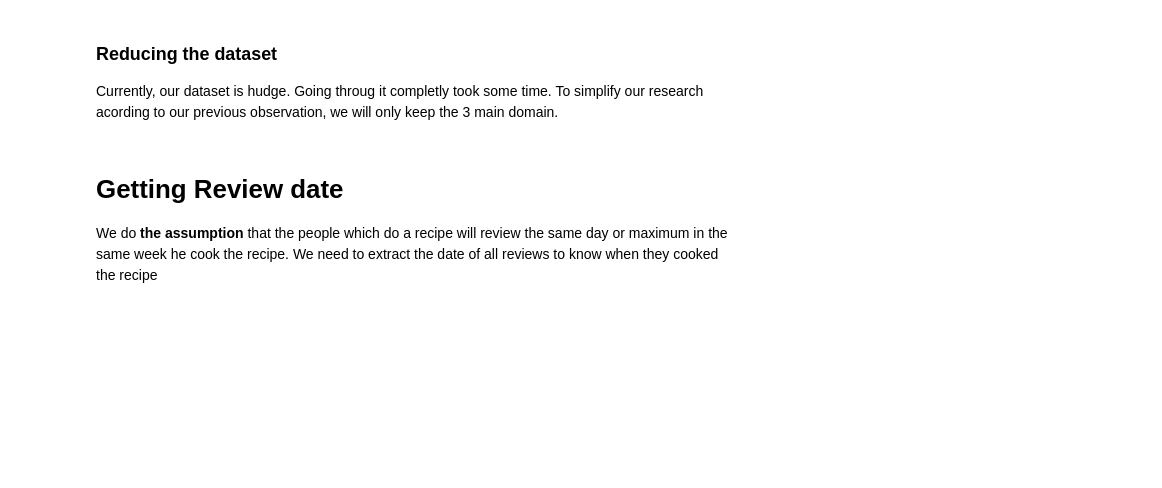
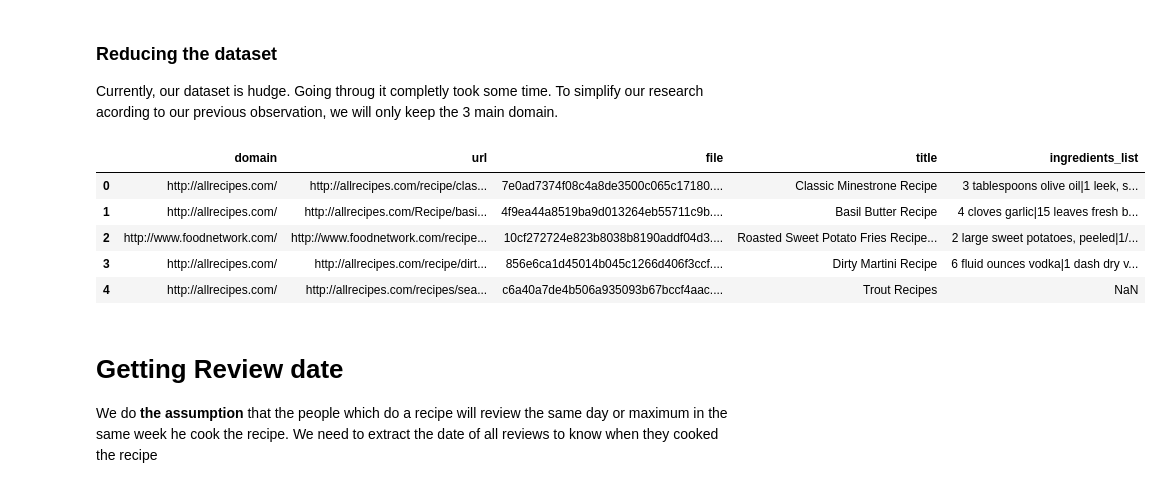
Before and after one commit to csbenz/ada, a Jupyter notebook: project/Project_test.ipynb, the cells around one changed output. Saved outputs shown, nothing was run; the diff lists cells and outputs as text; code cells hidden in the pictures; blank space fills up the shorter version.

```diff
--- a/project/Project_test.ipynb
+++ b/project/Project_test.ipynb
@@ -147,7 +147,7 @@ if my_file.is_file():
     log_data = pd.read_csv('data/recipePages/log_data.csv')
 else:
     log_data = buildLogData()
-    log_data.to_csv('data/recipePages/log_data.csv')
+    log_data.to_csv('data/recipePages/log_data.csv', index=False)
 
 #TODO: Do we need to save this dataset as a csv as it took some times to generate?
 log_data.head()
@@ -190,8 +205,15 @@ Currently, our dataset is hudge. Going throug it completly took some time. To si
 # %%
 keeped_domain = pd.DataFrame({'domain':['http://allrecipes.com/', 'http://www.food.com/', 'http://www.foodnetwork.com/']})
 
-new_merged = merged_info[merged_info.domain.isin(keeped_domain.domain)].reset_index()
+new_merged = merged_info[merged_info.domain.isin(keeped_domain.domain)].reset_index().drop('index', 1)
 new_merged.head()
+# %% [output]
+|  | domain | url | file | title | ingredients_list |
+| 0 | http://allrecipes.com/ | http://allrecipes.com/recipe/clas... | 7e0ad7374f08c4a8de3500c065c17180.... | Classic Minestrone Recipe | 3 tablespoons olive oil|1 leek, s... |
+| 1 | http://allrecipes.com/ | http://allrecipes.com/Recipe/basi... | 4f9ea44a8519ba9d013264eb55711c9b.... | Basil Butter Recipe | 4 cloves garlic|15 leaves fresh b... |
+| 2 | http://www.foodnetwork.com/ | http://www.foodnetwork.com/recipe... | 10cf272724e823b8038b8190addf04d3.... | Roasted Sweet Potato Fries Recipe... | 2 large sweet potatoes, peeled|1/... |
+| 3 | http://allrecipes.com/ | http://allrecipes.com/recipe/dirt... | 856e6ca1d45014b045c1266d406f3ccf.... | Dirty Martini Recipe | 6 fluid ounces vodka|1 dash dry v... |
+| 4 | http://allrecipes.com/ | http://allrecipes.com/recipes/sea... | c6a40a7de4b506a935093b67bccf4aac.... | Trout Recipes | NaN |
 # %% [markdown]
 # Getting Review date
 We do **the assumption** that the people which do a recipe will review the same day or maximum in the same week he cook the recipe. We need to extract the date of all reviews to know when they cooked the recipe
```
Also changed, not shown: parts of 6 cells of this notebook.
